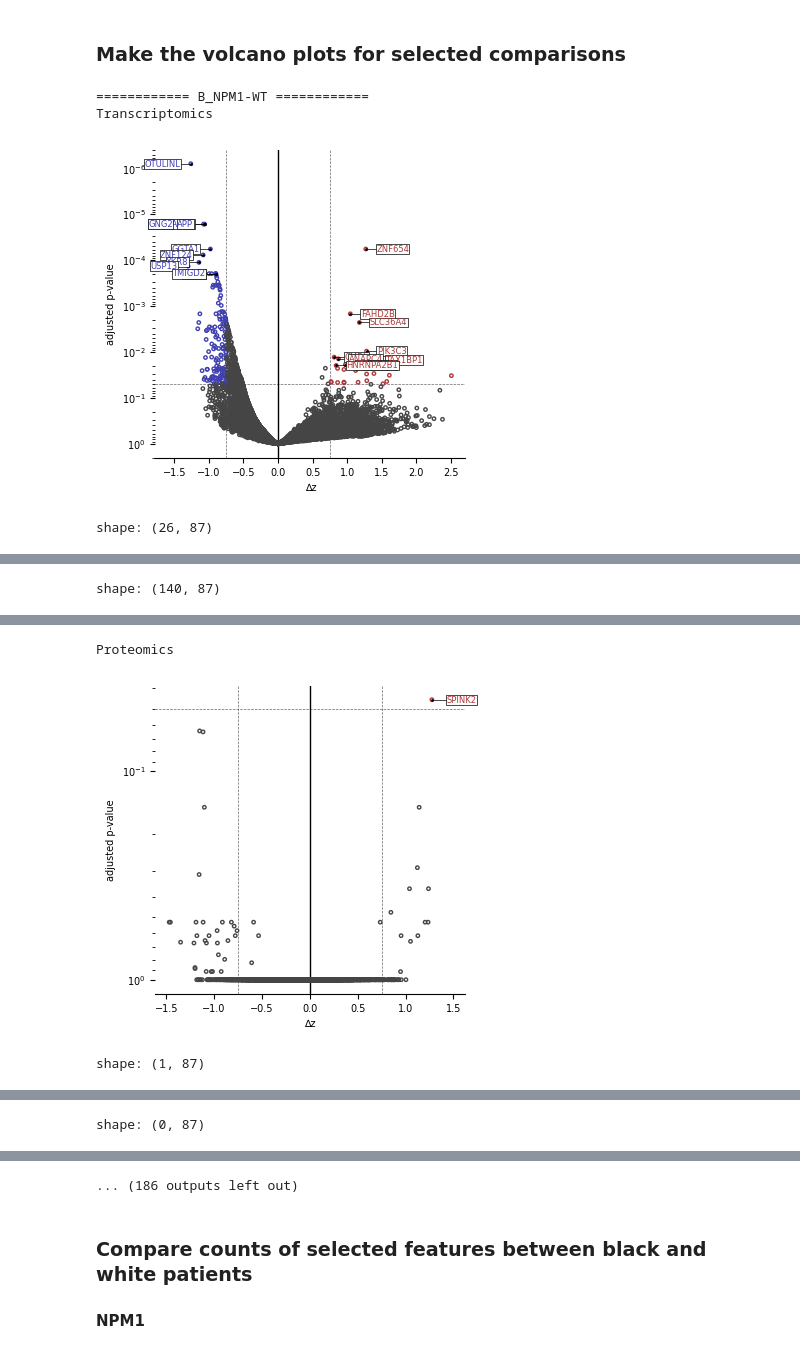
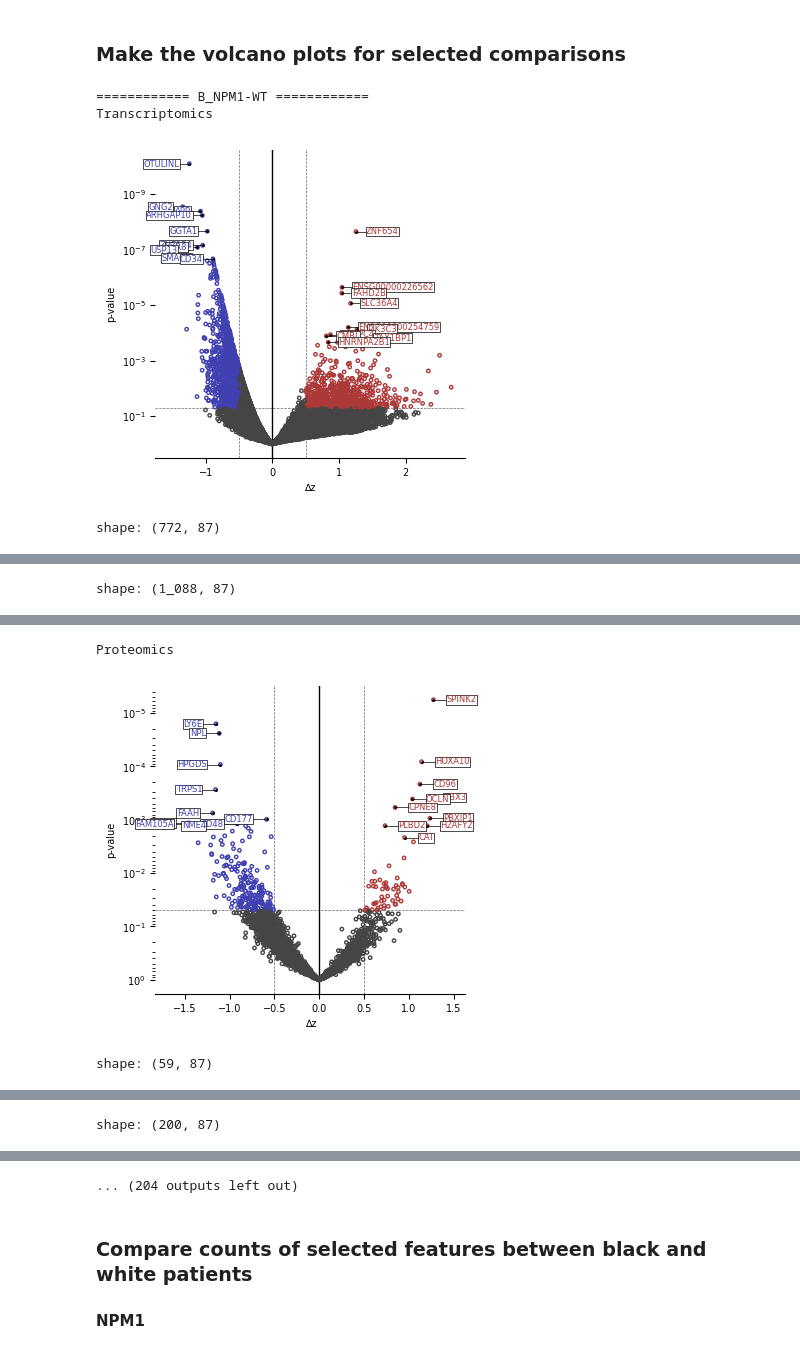
Before and after one commit to PNNL-CompBio/amlMultidrugResistance, a Jupyter notebook: aml_outcome_disparities/analysis/dylan/differential_expression.ipynb, the cells around one changed output, grey strips where cells are left out. Saved outputs shown, nothing was run; the diff lists cells and outputs as text; code cells hidden in the pictures.

Commit message:
a couple small fixes to accommodate updates to the data tables

```diff
--- a/aml_outcome_disparities/analysis/dylan/differential_expression.ipynb
+++ b/aml_outcome_disparities/analysis/dylan/differential_expression.ipynb
@@ -159,13 +196,17 @@ comps = {
 #### Make the volcano plot
 # %%
 def volcano_plot(
-    df,
-    min_abs_delta_z,
-    max_p_value,
+    df: pl.DataFrame,
+    min_abs_delta_z: float,
+    max_p_value: float,
+    adjusted_p: bool,
     figname=None,
     delta_z_range=None,
     point_labels=None
 ) :
+    # choose whether to select adjusted or unadjusted p-values
+    p_col = "ttest_p_adj" if adjusted_p else "ttest_p"
+    # helper: colors
     def _get_color(fold_change, p_value):
         if p_value <= max_p_value:
             if fold_change >= min_abs_delta_z:
@@ -177,9 +218,9 @@ def volcano_plot(
     fig, ax = plt.subplots(figsize=(4, 4))
     c = [
         _get_color(dz, pv)
-        for dz, pv in df.select("delta_z", "ttest_p_adj").iter_rows()
+        for dz, pv in df.select("delta_z", p_col).iter_rows()
     ]
-    ax.scatter(df["delta_z"], df["ttest_p_adj"], c="#00000000", marker="o", edgecolors=c, s=6, linewidths=1.)
+    ax.scatter(df["delta_z"], df[p_col], c="#00000000", marker="o", edgecolors=c, s=6, linewidths=1.)
     # add point labels if provided
     if point_labels is not None:
         for lbl, dz, pv in point_labels.iter_rows():
@@ -221,7 +262,7 @@ def volcano_plot(
     if delta_z_range is not None:
         ax.set_xlim(delta_z_range)
     ax.set_xlabel("∆z")
-    ax.set_ylabel("adjusted p-value")
+    ax.set_ylabel("p-value")
     if figname is not None:
         plt.savefig(figname, bbox_inches="tight", transparent=True, dpi=400)
     plt.show()
@@ -235,21 +276,24 @@ def plot_volcano_and_select_top_features(
     pv,
     subset,
     block,
+    adjusted_p=False,
     label_top_n=10,
     export_top_n=250
 ) :
+    # choose whether to select adjusted or unadjusted p-values
+    p_col = "ttest_p_adj" if adjusted_p else "ttest_p"
     # select the top up/down features
     top_up = (
         df
         .filter(
-            (pl.col("ttest_p_adj") <= pv)
+            (pl.col(p_col) <= pv)
             & (pl.col("delta_z") >= dz)
         )
     )
     top_down = (
         df
         .filter(
-            (pl.col("ttest_p_adj") <= pv)
+            (pl.col(p_col) <= pv)
             & (pl.col("delta_z") <= -dz)
         )
     )
@@ -258,6 +302,7 @@ def plot_volcano_and_select_top_features(
         df,
         dz,
         pv,
+        adjusted_p=adjusted_p,
         figname=os.path.join(
             FIGURE_DIR,
             f"{subset}_{block}.png"
@@ -270,9 +315,9 @@ def plot_volcano_and_select_top_features(
                     .select(
                         "Feature",
                         "delta_z",
-                        "ttest_p_adj"
+                        p_col
                     )
-                    .sort("ttest_p_adj")
+                    .sort(p_col)
                     .head(label_top_n)
                 ),
                 (
@@ -280,9 +325,9 @@ def plot_volcano_and_select_top_features(
                     .select(
                         "Feature",
                         "delta_z",
-                        "ttest_p_adj"
+                        p_col
                     )
-                    .sort("ttest_p_adj")
+                    .sort(p_col)
                     .head(label_top_n)
                 ),
             ])
@@ -294,7 +339,7 @@ def plot_volcano_and_select_top_features(
             # write just the identified features
             (
                 df
-                .sort("ttest_p_adj")
+                .sort(p_col)
                 .head(export_top_n)
                 .select("Feature")
                 .write_csv(
@@ -308,7 +353,7 @@ def plot_volcano_and_select_top_features(
             # write the full table
             (
                 df
-                .sort("ttest_p_adj")
+                .sort(p_col)
                 .head(export_top_n)
                 .write_csv(
                     os.path.join(
@@ -347,9 +392,7 @@ for subset_id in [
             print(block)
             top_up, top_down = plot_volcano_and_select_top_features(
                 df,
-                # use slightly less stringent criteria for the lipidomics and
-                # metabolomics data to get more significant features
-                0.5 if block in ["Lipidomics", "Metabolomics"] else 0.75,   # effect size
+                0.5,   # effect size
                 0.05,  # adjusted ttest p value
                 subset_id,
                 block
@@ -360,7 +403,7 @@ for subset_id in [
 # %% [output]
 ============ B_NPM1-WT ============
 Transcriptomics
-[figure, old version]
+[figure, new version]
-shape: (26, 87)
+shape: (772, 87)
 | Feature | 14-00240 | 16-00538 | 16-01109 | 17-01060 | C-05-0664 | C-04-1820 | C-07-3682 | C-10-1211 | C-10-3429 | ... |
 | str | f64 | f64 | f64 | f64 | f64 | f64 | f64 | f64 | f64 | ... |
@@ -378,3 +421,3 @@ shape: (26, 87)
-shape: (140, 87)
+shape: (1_088, 87)
 | Feature | 14-00240 | 16-00538 | 16-01109 | 17-01060 | C-05-0664 | C-04-1820 | C-07-3682 | C-10-1211 | C-10-3429 | ... |
 | str | f64 | f64 | f64 | f64 | f64 | f64 | f64 | f64 | f64 | ... |
@@ -392,5 +435,5 @@ shape: (140, 87)
 Proteomics
-[figure, old version]
+[figure, new version]
-shape: (1, 87)
+shape: (59, 87)
 | Feature | 14-00240 | 16-00538 | 16-01109 | 17-01060 | C-05-0664 | C-04-1820 | C-07-3682 | C-10-1211 | C-10-3429 | ... |
 | str | f64 | f64 | f64 | f64 | f64 | f64 | f64 | f64 | f64 | ... |
@@ -398,3 +451,3 @@ shape: (1, 87)
-shape: (0, 87)
+shape: (200, 87)
 | Feature | 14-00240 | 16-00538 | 16-01109 | 17-01060 | C-05-0664 | C-04-1820 | C-07-3682 | C-10-1211 | C-10-3429 | ... |
 | str | f64 | f64 | f64 | f64 | f64 | f64 | f64 | f64 | f64 | ... |
@@ -401,4 +465,4 @@ shape: (0, 87)
-... (186 outputs left out)
+... (204 outputs left out)
 # %% [markdown]
 ### Compare counts of selected features between black and white patients
 
```
Also changed, not shown: parts of 7 cells of this notebook, 7 other files.
